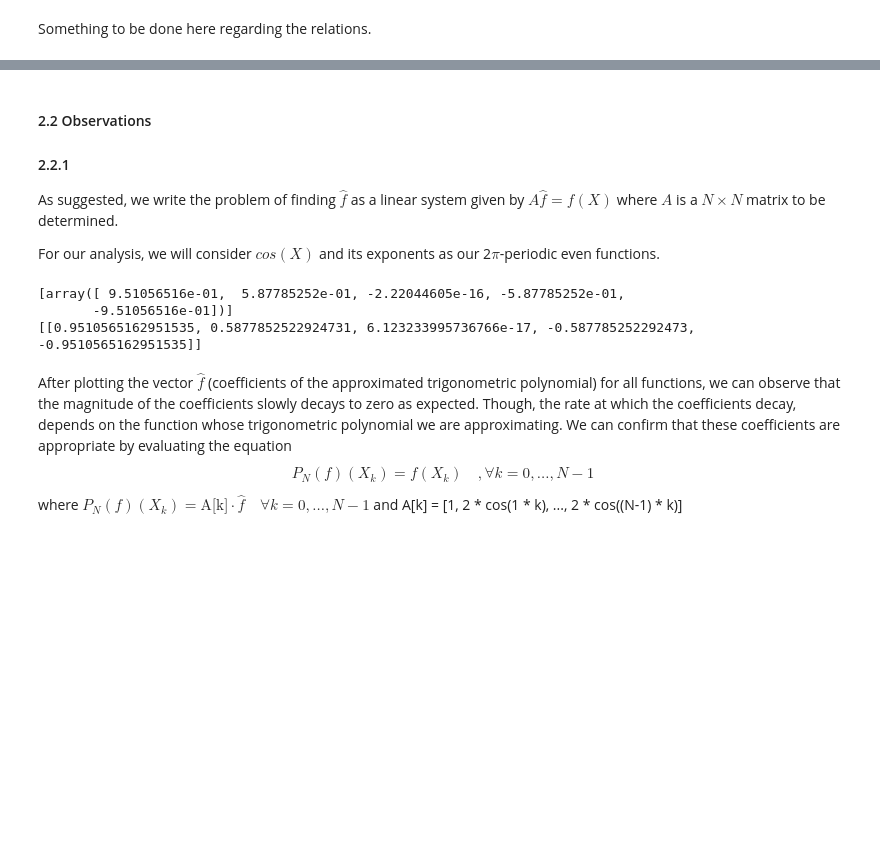
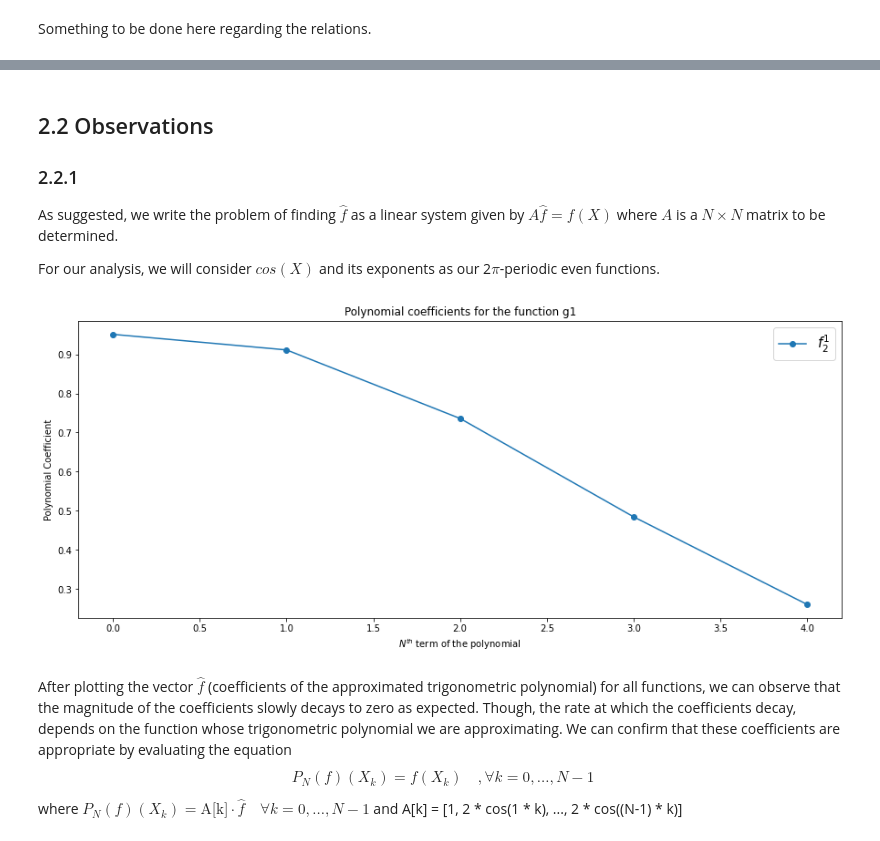
Before and after one commit to vrushank-agrawal/MAA106, a Jupyter notebook: MAA106 - project.ipynb, the cells around one changed output, grey strips where cells are left out. Cells and saved outputs as stored; diff of their text form; code cells hidden in the pictures; blank space fills up the shorter version.

```diff
--- a/MAA106 - project.ipynb
+++ b/MAA106 - project.ipynb
@@ -224,61 +226,64 @@ $$
 # %% [markdown]
-<h4> 2.2 Observations </h4>
+<h2> 2.2 Observations </h2>
 
-<h4> 2.2.1 </h4>
+<h3> 2.2.1 </h3>
 
 As suggested, we write the problem of finding $\hat{f}$ as a linear system given by $A\hat{f} = f(X)$ where $A$ is a $N \times N$ matrix to be determined.
 
 For our analysis, we will consider $cos(X)$ and its exponents as our 2$\pi$-periodic even functions.
 # %%
-func_no = 1                     # no of functions to be evaluated
 N = 5                           # size of the matrix
+
+
+def cos(x):
+    return np.cos(x)
+
 
 def g1(x, pow = 1):
     return (np.abs(x ** 3) % (2 * np.pi)) ** pow
 
-A = [[[] for j in range(N)] for i in range(func_no)]                # initializing matrices A
-fX_vals = [[] for i in range(func_no)]                              # intitializing vectors f(X_k)
+A = [[] for j in range(N)]                                          # initializing matrix A
+fX_vals = [ f2 ( (X_k(j, N) ) ) for j in range(N)]                  # intitializing vector f(X_k)
 
-def X_k(k, N):                                                      # funnction to return the value X_k
+# print(fX_vals[i])
+
+
+# function to return the value X_k
+
+def X_k(k, N):
     return (2*k + 1) / (2*N) * np.pi
 
-for i in range(func_no):                                            # loop for several functions
 
-    fX_vals[i] = [ f2 ( (X_k(j, N) ), (2*i + 1) ) for j in range(N)]       # calculates vector f(X) for each function
-    # print(fX_vals[i])
+for j in range(N):
 
-    for j in range(N):
-        A[i][j] = [ 1 if k==0 else (j * f2( (k * X_k(j, N)), ( 2*i + 1) )) for k in range(N) ]   # determines the matrix A
-        # print(A[i][j])
+    # determining the matrix A
+    A[j] = [ 1 if k==0 else ( j * cos( (k * X_k(j, N)) ) ) for k in range(N) ]
 
-f_hat = [[] for i in range(func_no)]                                # polynomial coefficients for several functions
+    # print(A[j])
 
-for i in range(func_no):                                            # loop for several functions
-    f_hat[i] = scipy.linalg.solve(A[i], fX_vals[i])
 
-# # function to check validity of the the matrix
+f_hat = scipy.linalg.solve(A, fX_vals)                               # initializing polynomial coefficients for several functions
 
-# vals = [[] for i in range(func_no)]
-# for i in range(func_no):
-#     vals[i] = np.dot(A[i], f_hat[i])
+# # debugging function to check validity of the the matrix A
+
+# vals = np.dot(A, f_hat)
+
 # print(vals)
 # print(fX_vals)
+
 
 tabk = np.arange(0, N)
 
 plt.figure(figsize=( 15, 6))
-for i in range(func_no):
-    plt.plot( tabk, f_hat[i], marker = 'o', label=f'$f_{2}^{2*i + 1}$')
+plt.plot( tabk, f_hat, marker = 'o', label=f'$f_{2}^{2*i + 1}$')
 plt.legend(fontsize='15', loc='upper right')
 plt.title(f'Polynomial coefficients for the function g1')
 plt.yscale('linear')
 plt.xlabel('$N^{th}$ term of the polynomial')
 plt.ylabel('Polynomial Coefficient')
-# plt.show()
+plt.show()
 # %% [output]
-[array([ 9.51056516e-01,  5.87785252e-01, -2.22044605e-16, -5.87785252e-01,
-       -9.51056516e-01])]
-[[0.9510565162951535, 0.5877852522924731, 6.123233995736766e-17, -0.587785252292473, -0.9510565162951535]]
+[figure, added]
 # %% [markdown]
 After plotting the vector $\hat{f}$ (coefficients of the approximated trigonometric polynomial) for all functions, we can observe that the magnitude of the coefficients slowly decays to zero as expected. Though, the rate at which the coefficients decay, depends on the function whose trigonometric polynomial we are approximating. We can confirm that these coefficients are appropriate by evaluating the equation $$ P_N(f)(X_k) = f(X_k) \quad , \forall k = 0, ..., N-1 $$
 
```
Also changed, not shown: parts of 3 cells of this notebook.
